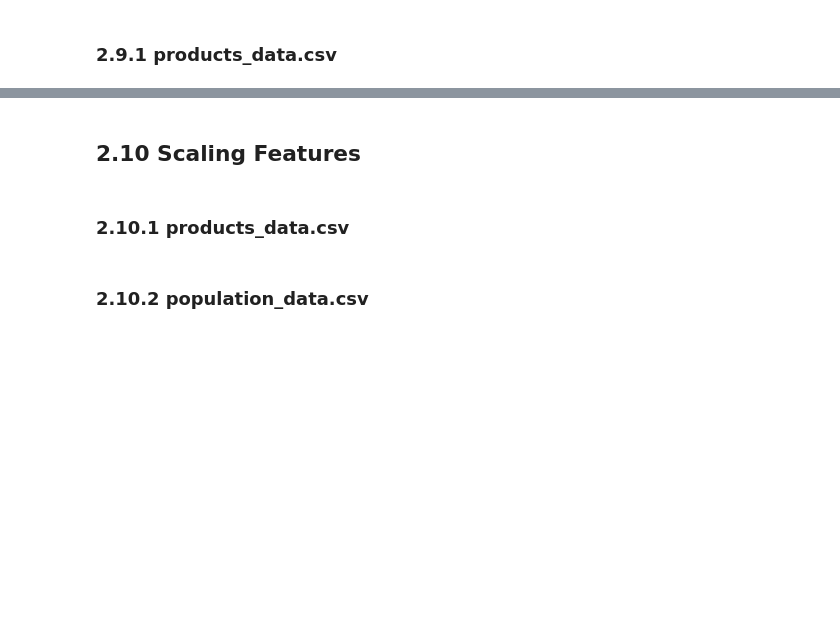
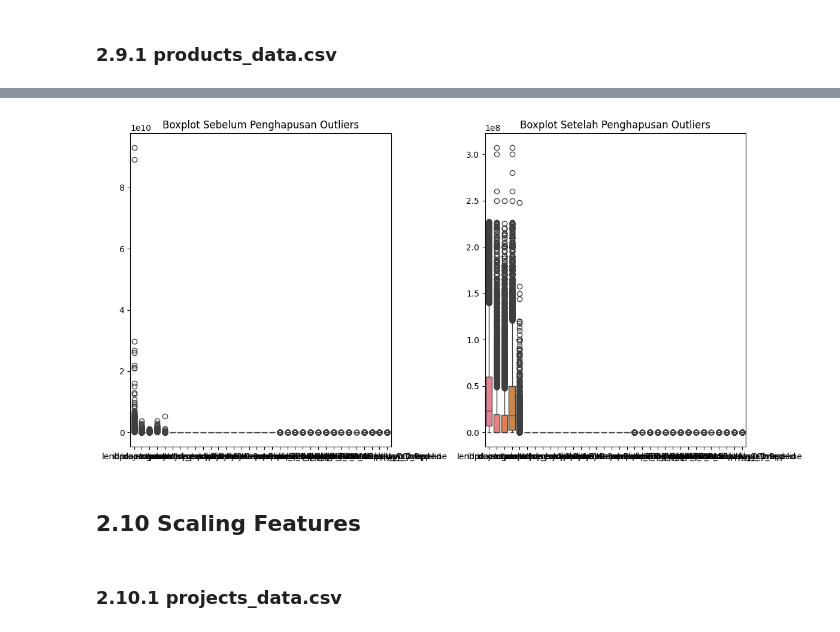
Before and after one commit to zahraptr01/mini_project_alta_zahra, a Jupyter notebook: project/tugas.ipynb, the cells around one changed output, grey strips where cells are left out. Drawn from its saved outputs; the diff is of its cells as text; code cells hidden in the pictures; blank space fills up the shorter version.

```diff
--- a/project/tugas.ipynb
+++ b/project/tugas.ipynb
@@ -923,5 +1047,5 @@ NameError: name 'population_xml' is not defined
 # %%
 # Hapus Duplikasi Data
 duplicate_rows = population_db[population_db.duplicated()]
-projects = population_db.drop_duplicates()
+population_db = population_db.drop_duplicates()
 duplicate_rows
@@ -932,2 +1076,4 @@ duplicate_rows
 # %%
 # Dummy Variables untuk dataset projects_data.csv
+dummy = ['projectstatusdisplay']
+projects = pd.get_dummies(projects, columns=dummy)
@@ -981,0 +1118,3 @@ duplicate_rows
+# %%
+# Mengganti 'World;World' menjadi 'world : world' pada kolom 'countryname' menggunakan regex
+projects['countryname'] = projects['countryname'].replace(r';', ' : ', regex=True)
@@ -1003,0 +1174,18 @@ duplicate_rows
+# %%
+# Membersihkan kolom 'lendprojectcost' dari karakter koma
+projects['lendprojectcost'] = projects['lendprojectcost'].replace(',', '', regex=True).astype(float)
+
+# Hitung kembali IQR setelah konversi tipe data
+Q1 = projects['lendprojectcost'].quantile(0.25)
+Q3 = projects['lendprojectcost'].quantile(0.75)
+IQR = Q3 - Q1
+
+# Hitung batas bawah dan atas
+lower_bound = Q1 - 1.5 * IQR
+upper_bound = Q3 + 1.5 * IQR
+
+# Hapus outliers berdasarkan IQR
+projects_clean = projects[(projects['lendprojectcost'] >= lower_bound) & (projects['lendprojectcost'] <= upper_bound)]
+
+# Informasi setelah penghapusan outliers pada kolom 'lendprojectcost'
+print(projects_clean['lendprojectcost'].describe())
@@ -1004,4 +1239,23 @@ duplicate_rows
+# %%
+import matplotlib.pyplot as plt
+import seaborn as sns
+
+# Visualisasi data sebelum dan sesudah penghapusan outliers
+plt.figure(figsize=(12, 6))
+
+plt.subplot(1, 2, 1)
+sns.boxplot(data=projects)
+plt.title('Boxplot Sebelum Penghapusan Outliers')
+
+plt.subplot(1, 2, 2)
+sns.boxplot(data=projects_clean)
+plt.title('Boxplot Setelah Penghapusan Outliers')
+
+plt.tight_layout()
+plt.show()
+# %% [output]
+[figure, added]
 # %% [markdown]
 ## 2.10 Scaling Features
 # %% [markdown]
-### 2.10.1 products_data.csv
+### 2.10.1 projects_data.csv
@@ -1010,2 +1261,0 @@ duplicate_rows
-# %% [markdown]
-### 2.10.2 population_data.csv
```
Also changed, not shown: parts of 127 cells of this notebook, 5 other files.
